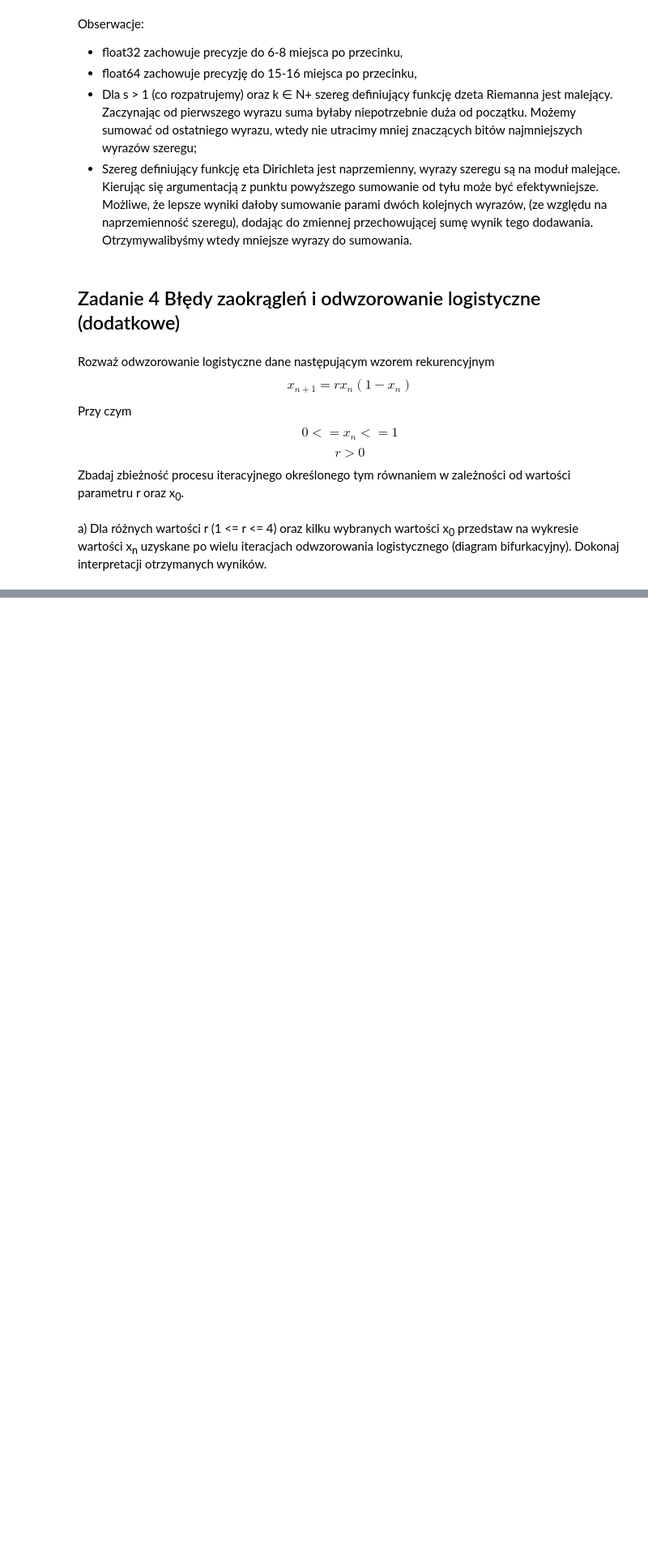
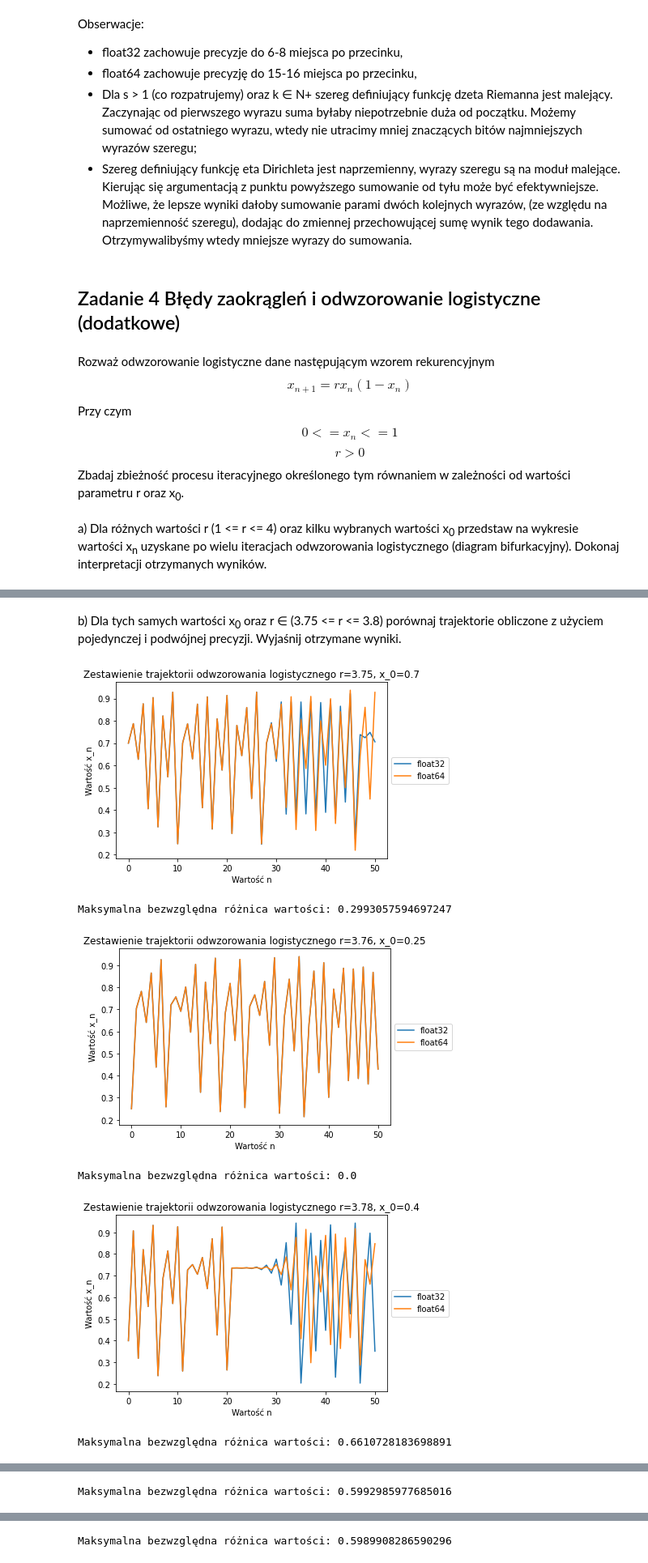
Before and after one commit to proman3419/AGH-WIET-INF-MOwNiT-2022, a Jupyter notebook: 1/1.ipynb, the cells around one changed output, grey strips where cells are left out. Shown at 81% size. Drawn from its saved outputs; the diff is of its cells as text; code cells hidden in the pictures; blank space fills up the shorter version.

```diff
--- a/1/1.ipynb
+++ b/1/1.ipynb
@@ -295,0 +316,39 @@ Przebiegi odwzorowań logistycznych o różnych parametrach początkowych.
+# %% [markdown]
+b) Dla tych samych wartości x<sub>0</sub> oraz r ∈ (3.75 <= r <= 3.8) porównaj trajektorie obliczone
+z użyciem pojedynczej i podwójnej precyzji. Wyjaśnij otrzymane wyniki.
+# %%
+def trajectories_graph(r, x_0, n):
+    x_0_float32 = np.float32(x_0); x_0_float64 = np.float64(x_0)
+    x_ns_float32 = [x_0_float32]; x_ns_float64 = [x_0_float64]
+    max_abs_diff = get_absolute_error(x_0_float32, x_0_float64)
+
+    for i in range(n):
+        x_0_float32 = logistic_map(r, x_0_float32)
+        x_0_float64 = logistic_map(r, x_0_float64)
+        x_ns_float32.append(x_0_float32)
+        x_ns_float64.append(x_0_float64)
+        max_abs_diff = max(max_abs_diff, get_absolute_error(x_0_float32, x_0_float64))
+
+    plt.plot(x_ns_float32, label='float32')
+    plt.plot(x_ns_float64, label='float64')
+    plt.xlabel('Wartość n')
+    plt.ylabel('Wartość x_n')
+    plt.title(f'Zestawienie trajektorii odwzorowania logistycznego r={r}, x_0={x_0}')
+    plt.legend(loc='center left', bbox_to_anchor=(1, 0.5))
+    plt.show()
+
+    print(f'Maksymalna bezwzględna różnica wartości: {max_abs_diff}')
+
+n = 50
+trajectories_graph(3.75, 0.7, n)
+trajectories_graph(3.76, 0.25, n)
+trajectories_graph(3.78, 0.4, n)
+trajectories_graph(3.79, 0.9, n)
+trajectories_graph(3.80, 0.1, n)
+# %% [output]
+[figure, added]
+Maksymalna bezwzględna różnica wartości: 0.2993057594697247
+[figure, added]
+Maksymalna bezwzględna różnica wartości: 0.0
+[figure, added]
+Maksymalna bezwzględna różnica wartości: 0.6610728183698891
@@ -295,0 +356 @@ Przebiegi odwzorowań logistycznych o różnych parametrach początkowych.
+Maksymalna bezwzględna różnica wartości: 0.5992985977685016
@@ -295,0 +358 @@ Przebiegi odwzorowań logistycznych o różnych parametrach początkowych.
+Maksymalna bezwzględna różnica wartości: 0.5989908286590296
```
Also changed, not shown: parts of 17 cells of this notebook.
